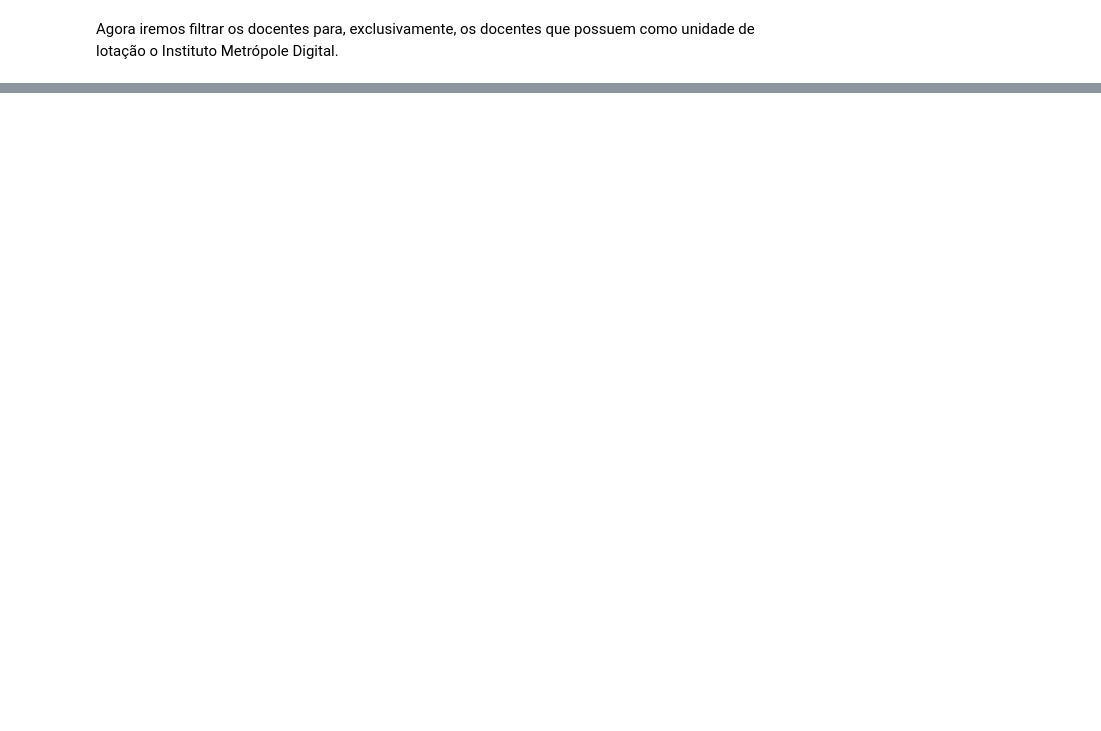
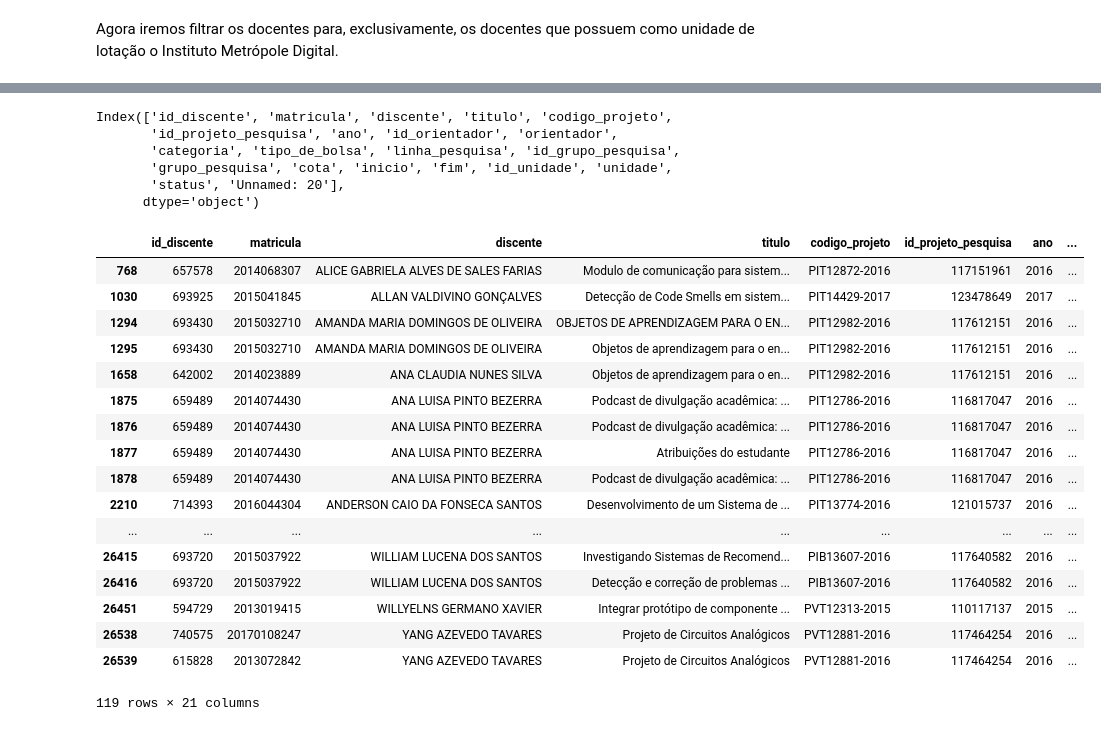
Before and after one commit to alvarofpp/imd0033-imd-pesquisa, a Jupyter notebook: UFRN Pesquisa.ipynb, the cells around one changed output, grey strips where cells are left out. Cells and saved outputs as stored; diff of their text form; code cells hidden in the pictures; blank space fills up the shorter version.

Commit message:
Salvando os bolsistas do IMD

```diff
--- a/UFRN Pesquisa.ipynb
+++ b/UFRN Pesquisa.ipynb
@@ -33,6 +33,9 @@ import pandas as pd
 # Caminhos dos arquivos
 path_files = "files/"
 path_discentes = path_files + "discentes/"
+
+# Ids
+id_imd = 6069
 # %% [markdown]
 A seguir, iremos filtrar os discentes para, exclusivamente, os que ingressaram no curso de Tecnologia da Informação.
 # %%
@@ -101,0 +106,12 @@ df_docentes.to_csv('data/docentes_imd.csv')
+# %%
+# Todos os bolsistas de iniciação científica
+df_bolsistas = pd.read_csv(('files/bolsistas-de-iniciacao-cientifica.csv'), sep=';')
+
+# Filtramos para os que são do IMD
+df_bolsistas_imd = df_bolsistas[df_bolsistas.id_unidade == id_imd]
+
+# Remove as colunas que não nos servem para nada
+df_bolsistas_imd = df_bolsistas_imd.drop(columns=['Unnamed: 20',
+                                  'id_unidade', 'unidade'])
+
+df_bolsistas_imd.head()
@@ -101,0 +125,31 @@ df_docentes.to_csv('data/docentes_imd.csv')
+# %%
+# Salvamos o arquivo
+df_bolsistas_imd.to_csv('data/bolsistas_imd.csv')
+# %% [output]
+Index(['id_discente', 'matricula', 'discente', 'titulo', 'codigo_projeto',
+       'id_projeto_pesquisa', 'ano', 'id_orientador', 'orientador',
+       'categoria', 'tipo_de_bolsa', 'linha_pesquisa', 'id_grupo_pesquisa',
+       'grupo_pesquisa', 'cota', 'inicio', 'fim', 'id_unidade', 'unidade',
+       'status', 'Unnamed: 20'],
+      dtype='object')
+# %%
+df_bolsistas[df_bolsistas.id_unidade == id_imd]
+# %% [output]
+|  | id_discente | matricula | discente | titulo | codigo_projeto | id_projeto_pesquisa | ano | ... |
+| 768 | 657578 | 2014068307 | ALICE GABRIELA ALVES DE SALES FARIAS | Modulo de comunicação para sistem... | PIT12872-2016 | 117151961 | 2016 | ... |
+| 1030 | 693925 | 2015041845 | ALLAN VALDIVINO GONÇALVES | Detecção de Code Smells em sistem... | PIT14429-2017 | 123478649 | 2017 | ... |
+| 1294 | 693430 | 2015032710 | AMANDA MARIA DOMINGOS DE OLIVEIRA | OBJETOS DE APRENDIZAGEM PARA O EN... | PIT12982-2016 | 117612151 | 2016 | ... |
+| 1295 | 693430 | 2015032710 | AMANDA MARIA DOMINGOS DE OLIVEIRA | Objetos de aprendizagem para o en... | PIT12982-2016 | 117612151 | 2016 | ... |
+| 1658 | 642002 | 2014023889 | ANA CLAUDIA NUNES SILVA | Objetos de aprendizagem para o en... | PIT12982-2016 | 117612151 | 2016 | ... |
+| 1875 | 659489 | 2014074430 | ANA LUISA PINTO BEZERRA | Podcast de divulgação acadêmica: ... | PIT12786-2016 | 116817047 | 2016 | ... |
+| 1876 | 659489 | 2014074430 | ANA LUISA PINTO BEZERRA | Podcast de divulgação acadêmica: ... | PIT12786-2016 | 116817047 | 2016 | ... |
+| 1877 | 659489 | 2014074430 | ANA LUISA PINTO BEZERRA | Atribuições do estudante | PIT12786-2016 | 116817047 | 2016 | ... |
+| 1878 | 659489 | 2014074430 | ANA LUISA PINTO BEZERRA | Podcast de divulgação acadêmica: ... | PIT12786-2016 | 116817047 | 2016 | ... |
+| 2210 | 714393 | 2016044304 | ANDERSON CAIO DA FONSECA SANTOS | Desenvolvimento de um Sistema de ... | PIT13774-2016 | 121015737 | 2016 | ... |
+| ... | ... | ... | ... | ... | ... | ... | ... | ... |
+| 26415 | 693720 | 2015037922 | WILLIAM LUCENA DOS SANTOS | Investigando Sistemas de Recomend... | PIB13607-2016 | 117640582 | 2016 | ... |
+| 26416 | 693720 | 2015037922 | WILLIAM LUCENA DOS SANTOS | Detecção e correção de problemas ... | PIB13607-2016 | 117640582 | 2016 | ... |
+| 26451 | 594729 | 2013019415 | WILLYELNS GERMANO XAVIER | Integrar protótipo de componente ... | PVT12313-2015 | 110117137 | 2015 | ... |
+| 26538 | 740575 | 20170108247 | YANG AZEVEDO TAVARES | Projeto de Circuitos Analógicos | PVT12881-2016 | 117464254 | 2016 | ... |
+| 26539 | 615828 | 2013072842 | YANG AZEVEDO TAVARES | Projeto de Circuitos Analógicos | PVT12881-2016 | 117464254 | 2016 | ... |
+119 rows × 21 columns
```
Also changed, not shown: parts of 7 cells of this notebook, 2 other files.
